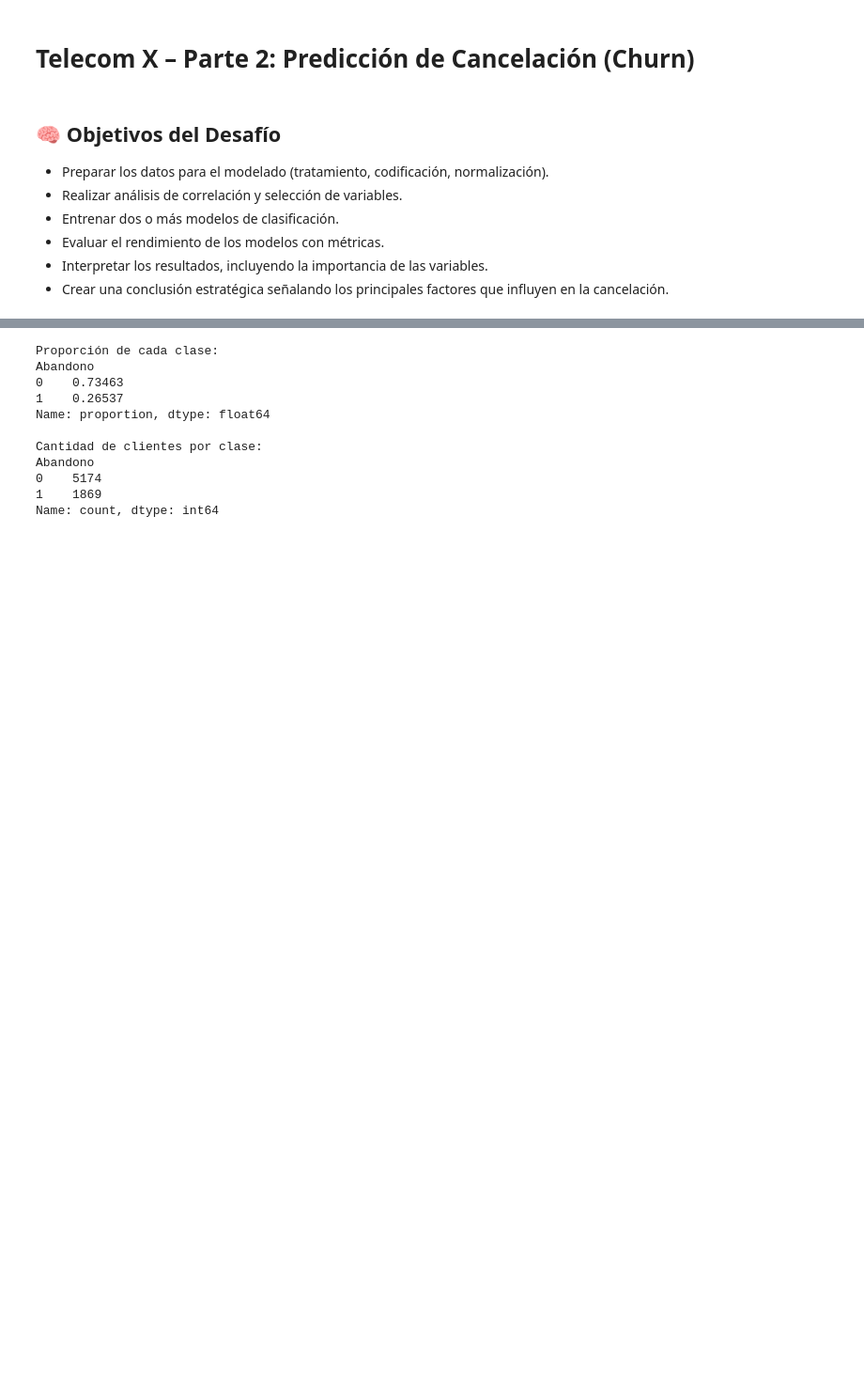
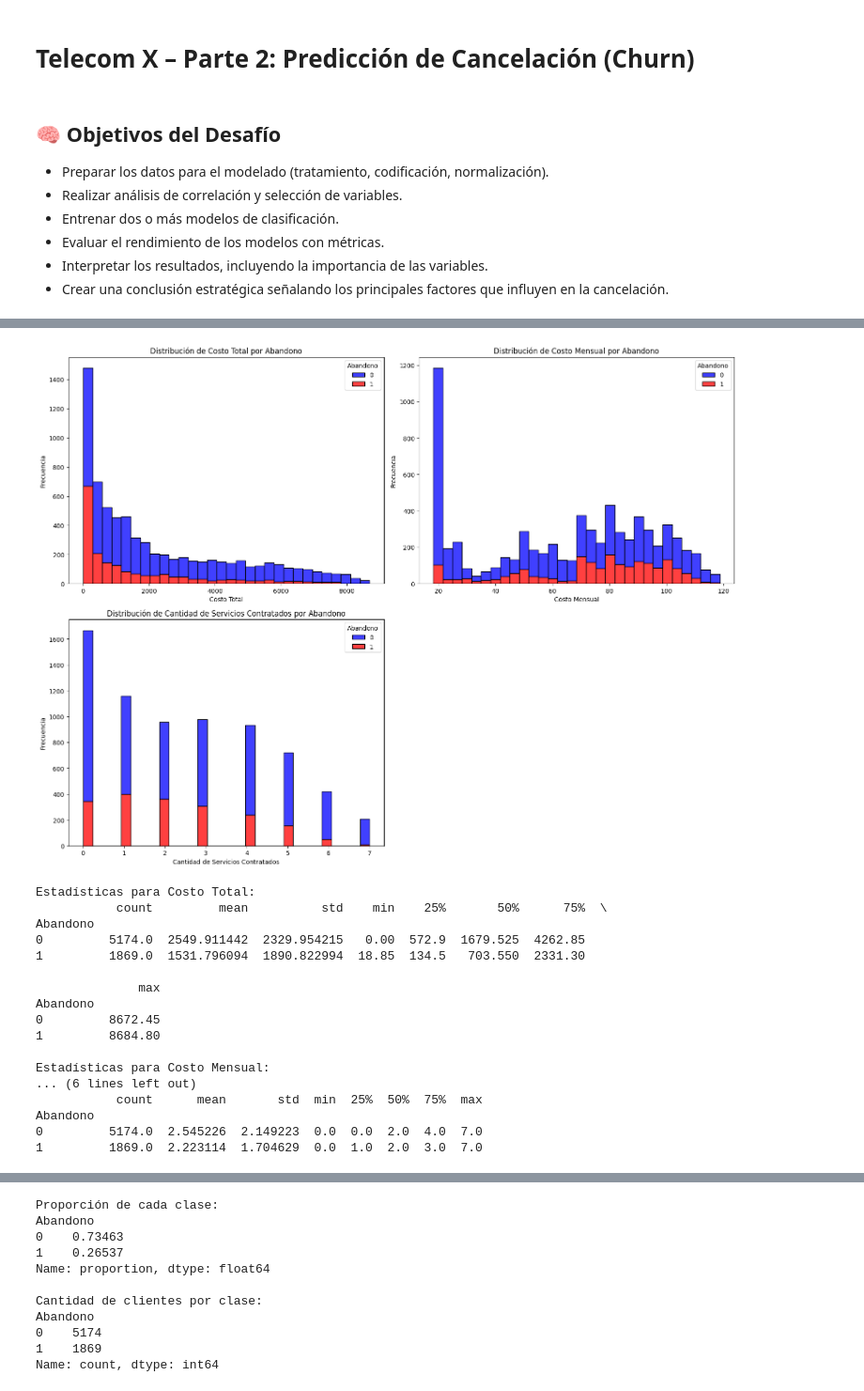
Before and after one commit to gedp/challenge3-data-science-alura-latam, a Jupyter notebook: TelecomX_LATAM.ipynb, the cells around one changed output, grey strips where cells are left out. Shown at 94% size. Saved outputs shown, nothing was run; the diff lists cells and outputs as text; code cells hidden in the pictures; blank space fills up the shorter version.

```diff
--- a/TelecomX_LATAM.ipynb
+++ b/TelecomX_LATAM.ipynb
@@ -53,0 +159,48 @@ data_encoded.head()
+# %%
+# Visualización de la distribución de las variables numéricas por estado de Abandono
+plt.figure(figsize=(16,12))
+
+# Histogramas por estado de Abandono
+for i, columna in enumerate(columnas_numericas, 1):
+    plt.subplot(2, 2, i)
+
+    # Histograma separado por abandono
+    sns.histplot(
+        data=data,
+        x=columna,
+        hue='Abandono',
+        multiple="stack",  # Apilar histogramas
+        palette=['blue', 'red'],  # Colores distintivos
+        bins=30  # Número de bins
+    )
+
+    plt.title(f'Distribución de {columna} por Abandono')
+    plt.xlabel(columna)
+    plt.ylabel('Frecuencia')
+
+plt.tight_layout()
+plt.show()
+
+# Análisis estadístico complementario
+for columna in columnas_numericas:
+    print(f"\nEstadísticas para {columna}:")
+    print(data.groupby('Abandono')[columna].describe())
+# %% [output]
+[figure, added]
+Estadísticas para Costo Total:
+           count         mean          std    min    25%       50%      75%  \
+Abandono
+0         5174.0  2549.911442  2329.954215   0.00  572.9  1679.525  4262.85
+1         1869.0  1531.796094  1890.822994  18.85  134.5   703.550  2331.30
+
+              max
+Abandono
+0         8672.45
+1         8684.80
+
+Estadísticas para Costo Mensual:
+... (6 lines left out)
+           count      mean       std  min  25%  50%  75%  max
+Abandono
+0         5174.0  2.545226  2.149223  0.0  0.0  2.0  4.0  7.0
+1         1869.0  2.223114  1.704629  0.0  1.0  2.0  3.0  7.0
```
Also changed, not shown: parts of 115 cells of this notebook, 5 other files.
